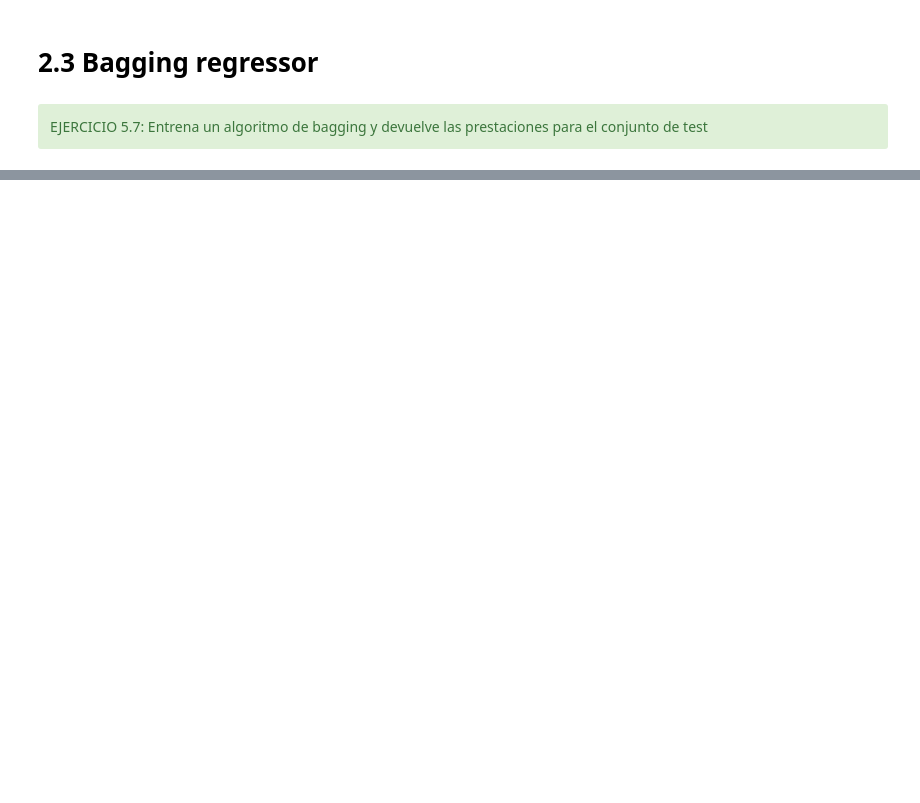
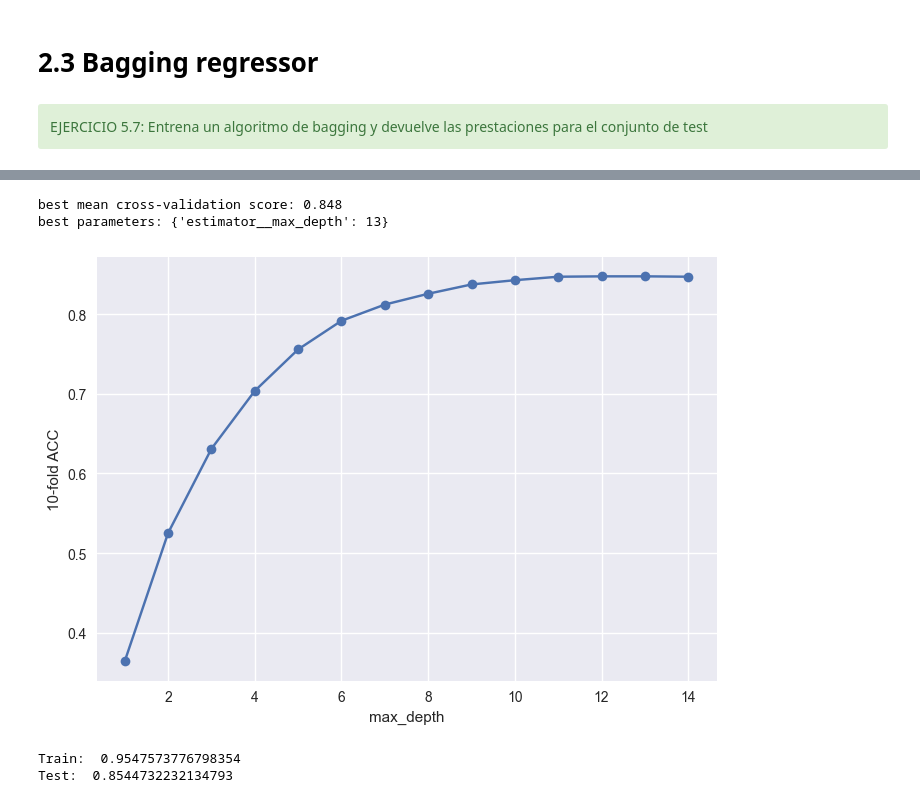
Before and after one commit to KeepCoding-IA-4/machine-learning, a Jupyter notebook: notebooks/5. Bagging y Random Forest.ipynb, the cells around one changed output, grey strips where cells are left out. Cells and saved outputs as stored; diff of their text form; code cells hidden in the pictures; blank space fills up the shorter version.

```diff
--- a/notebooks/5. Bagging y Random Forest.ipynb
+++ b/notebooks/5. Bagging y Random Forest.ipynb
@@ -668,0 +729,21 @@ from sklearn.ensemble import BaggingRegressor
+# %%
+from sklearn.ensemble import BaggingRegressor
+
+# ... código aquí: GridSearch
+from sklearn.ensemble import BaggingRegressor
+
+maxDepth = range(1,15)
+tuned_parameters = {'estimator__max_depth': maxDepth}
+
+grid = GridSearchCV(BaggingRegressor(estimator=DecisionTreeRegressor()), param_grid=tuned_parameters, verbose=2, cv=3)
+grid.fit(X_train, y_train)
+
+print("best mean cross-validation score: {:.3f}".format(grid.best_score_))
+print("best parameters: {}".format(grid.best_params_))
+
+scores = np.array(grid.cv_results_['mean_test_score'])
+plt.plot(maxDepth,scores,'-o')
+plt.xlabel('max_depth')
+plt.ylabel('10-fold ACC')
+
+plt.show()
@@ -668,0 +769,24 @@ from sklearn.ensemble import BaggingRegressor
+# %%
+print("best mean cross-validation score: {:.3f}".format(grid.best_score_))
+print("best parameters: {}".format(grid.best_params_))
+
+scores = np.array(grid.cv_results_['mean_test_score'])
+plt.plot(maxDepth,scores,'-o')
+plt.xlabel('max_depth')
+plt.ylabel('10-fold ACC')
+
+plt.show()
+# %% [output]
+best mean cross-validation score: 0.848
+best parameters: {'estimator__max_depth': 13}
+[figure, added]
+# %%
+# ... código aquí: prestaciones en train y test
+maxDepthOptimo = grid.best_params_['estimator__max_depth']
+baggingModel = BaggingRegressor(estimator=DecisionTreeRegressor(max_depth=maxDepthOptimo)).fit(X_train,y_train)
+
+print("Train: ",baggingModel.score(X_train,y_train))
+print("Test: ",baggingModel.score(X_test,y_test))
+# %% [output]
+Train:  0.9547573776798354
+Test:  0.8544732232134793
```
Also changed, not shown: parts of 29 cells of this notebook, 4 other files.
